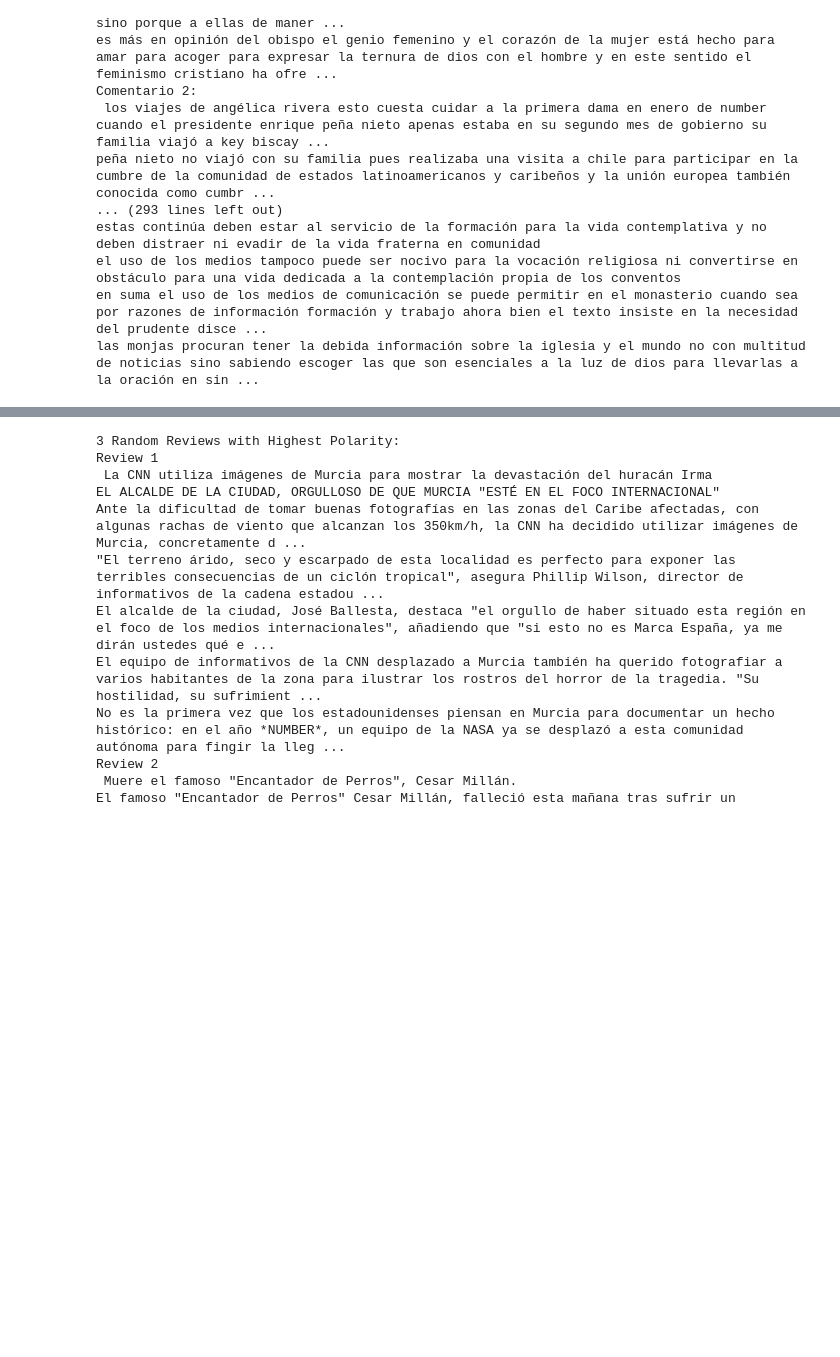
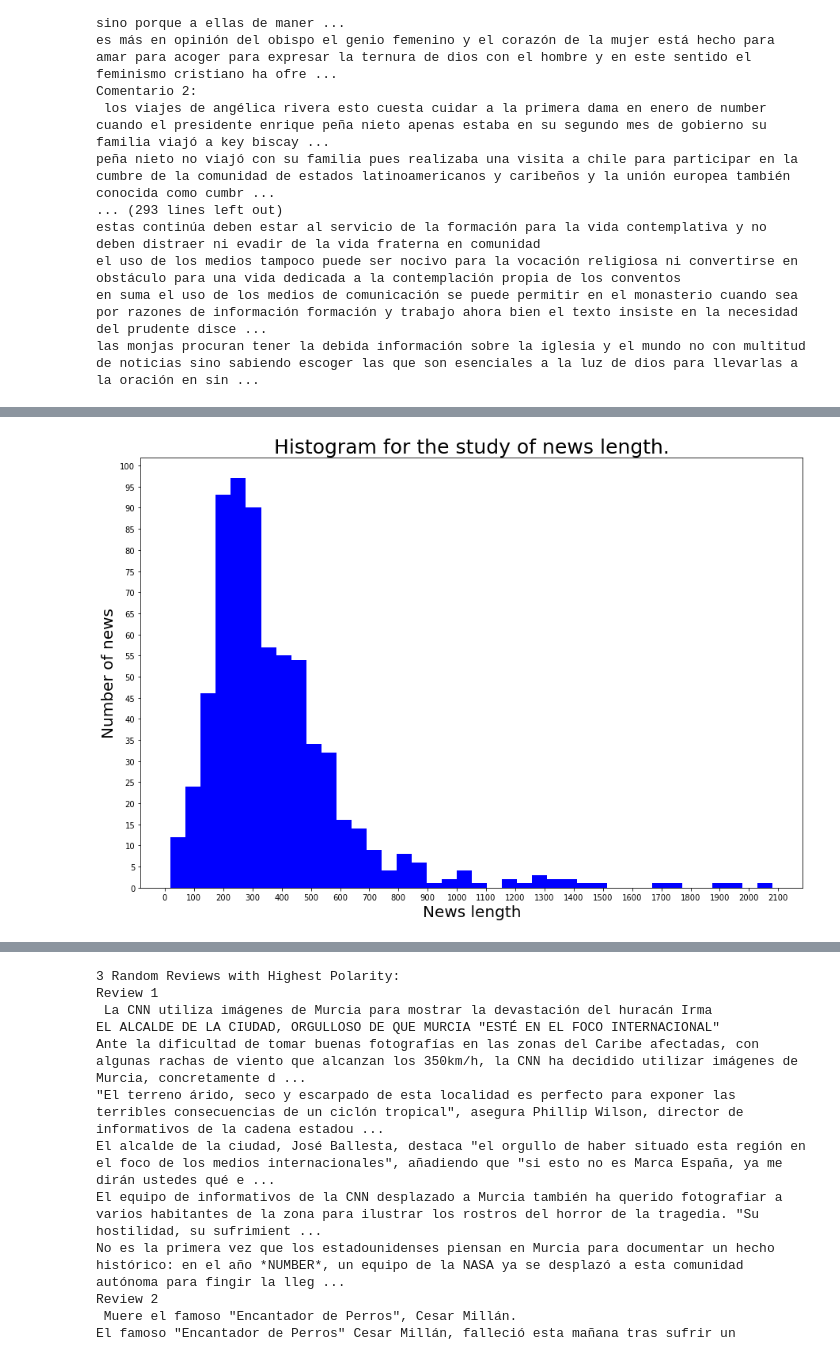
Before and after one commit to AlArgente/FakeDesCompetition2021, a Jupyter notebook: EDA.ipynb, the cells around one changed output, grey strips where cells are left out. Drawn from its saved outputs; the diff is of its cells as text; code cells hidden in the pictures; blank space fills up the shorter version.

```diff
--- a/EDA.ipynb
+++ b/EDA.ipynb
@@ -146,0 +195,13 @@ plt.show()
+# %%
+# plt.figure(figsize=(12,7))
+fig, ax = plt.subplots(figsize=(15,10), sharey='col')
+bins = plt.hist(lst, bins=40, histtype='barstacked', color=['blue'], log=False)
+ax.set_xticks(np.arange(0, 2110, step=100))
+ax.set_yticks(np.arange(0, 101, step=5))
+ax.set_xlabel('News length', fontsize=20)
+ax.set_ylabel('Number of news', fontsize=20)
+ax.set_title('Histogram for the study of news length.', fontsize=25)
+# plt.savefig('len_study_no_title_big.png', bbox_inches='tight')
+plt.show()
+# %% [output]
+[figure, added]
```
Also changed, not shown: parts of 13 cells of this notebook, 31 other files.
